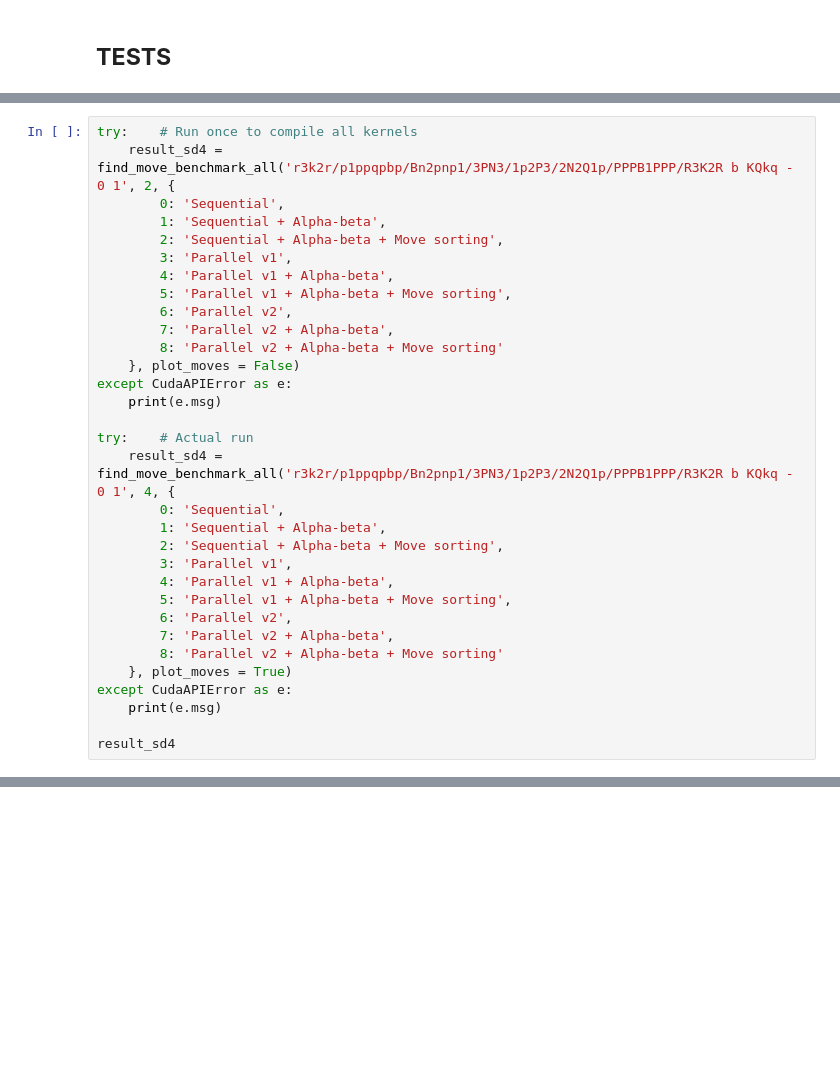
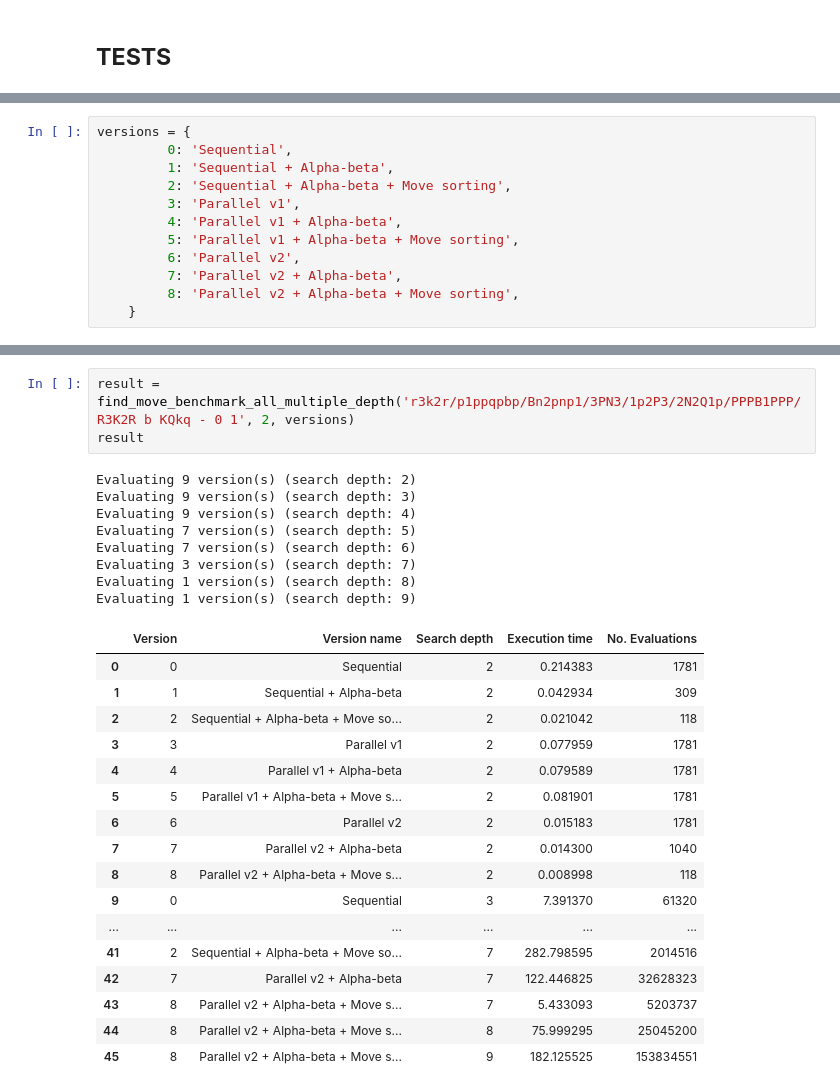
Before and after one commit to vv-hieu/ParallelChessEngine, a Jupyter notebook: ChessEngineTest.ipynb, the cells around one changed output, grey strips where cells are left out. Cells and saved outputs as stored; diff of their text form; blank space fills up the shorter version.

```diff
--- a/ChessEngineTest.ipynb
+++ b/ChessEngineTest.ipynb
@@ -61,32 +81,12 @@ def find_move_benchmark_all(fen: str, search_depth: int, versions: dict[int, str
 # %%
-try:    # Run once to compile all kernels
-    result_sd4 = find_move_benchmark_all('r3k2r/p1ppqpbp/Bn2pnp1/3PN3/1p2P3/2N2Q1p/PPPB1PPP/R3K2R b KQkq - 0 1', 2, {
-        0: 'Sequential',
-        1: 'Sequential + Alpha-beta',
-        2: 'Sequential + Alpha-beta + Move sorting',
-        3: 'Parallel v1',
-        4: 'Parallel v1 + Alpha-beta',
-        5: 'Parallel v1 + Alpha-beta + Move sorting',
-        6: 'Parallel v2',
-        7: 'Parallel v2 + Alpha-beta',
-        8: 'Parallel v2 + Alpha-beta + Move sorting'
-    }, plot_moves = False)
-except CudaAPIError as e:
-    print(e.msg)
-
-try:    # Actual run
-    result_sd4 = find_move_benchmark_all('r3k2r/p1ppqpbp/Bn2pnp1/3PN3/1p2P3/2N2Q1p/PPPB1PPP/R3K2R b KQkq - 0 1', 4, {
-        0: 'Sequential',
-        1: 'Sequential + Alpha-beta',
-        2: 'Sequential + Alpha-beta + Move sorting',
-        3: 'Parallel v1',
-        4: 'Parallel v1 + Alpha-beta',
-        5: 'Parallel v1 + Alpha-beta + Move sorting',
-        6: 'Parallel v2',
-        7: 'Parallel v2 + Alpha-beta',
-        8: 'Parallel v2 + Alpha-beta + Move sorting'
-    }, plot_moves = True)
-except CudaAPIError as e:
-    print(e.msg)
-
-result_sd4
+versions = {
+         0: 'Sequential',
+         1: 'Sequential + Alpha-beta',
+         2: 'Sequential + Alpha-beta + Move sorting',
+         3: 'Parallel v1',
+         4: 'Parallel v1 + Alpha-beta',
+         5: 'Parallel v1 + Alpha-beta + Move sorting',
+         6: 'Parallel v2',
+         7: 'Parallel v2 + Alpha-beta',
+         8: 'Parallel v2 + Alpha-beta + Move sorting',
+    }
@@ -104,0 +93,29 @@ result_sd4
+# %%
+result = find_move_benchmark_all_multiple_depth('r3k2r/p1ppqpbp/Bn2pnp1/3PN3/1p2P3/2N2Q1p/PPPB1PPP/R3K2R b KQkq - 0 1', 2, versions)
+result
+# %% [output]
+Evaluating 9 version(s) (search depth: 2)
+Evaluating 9 version(s) (search depth: 3)
+Evaluating 9 version(s) (search depth: 4)
+Evaluating 7 version(s) (search depth: 5)
+Evaluating 7 version(s) (search depth: 6)
+Evaluating 3 version(s) (search depth: 7)
+Evaluating 1 version(s) (search depth: 8)
+Evaluating 1 version(s) (search depth: 9)
+|  | Version | Version name | Search depth | Execution time | No. Evaluations |
+| 0 | 0 | Sequential | 2 | 0.214383 | 1781 |
+| 1 | 1 | Sequential + Alpha-beta | 2 | 0.042934 | 309 |
+| 2 | 2 | Sequential + Alpha-beta + Move so... | 2 | 0.021042 | 118 |
+| 3 | 3 | Parallel v1 | 2 | 0.077959 | 1781 |
+| 4 | 4 | Parallel v1 + Alpha-beta | 2 | 0.079589 | 1781 |
+| 5 | 5 | Parallel v1 + Alpha-beta + Move s... | 2 | 0.081901 | 1781 |
+| 6 | 6 | Parallel v2 | 2 | 0.015183 | 1781 |
+| 7 | 7 | Parallel v2 + Alpha-beta | 2 | 0.014300 | 1040 |
+| 8 | 8 | Parallel v2 + Alpha-beta + Move s... | 2 | 0.008998 | 118 |
+| 9 | 0 | Sequential | 3 | 7.391370 | 61320 |
+| ... | ... | ... | ... | ... | ... |
+| 41 | 2 | Sequential + Alpha-beta + Move so... | 7 | 282.798595 | 2014516 |
+| 42 | 7 | Parallel v2 + Alpha-beta | 7 | 122.446825 | 32628323 |
+| 43 | 8 | Parallel v2 + Alpha-beta + Move s... | 7 | 5.433093 | 5203737 |
+| 44 | 8 | Parallel v2 + Alpha-beta + Move s... | 8 | 75.999295 | 25045200 |
+| 45 | 8 | Parallel v2 + Alpha-beta + Move s... | 9 | 182.125525 | 153834551 |
```
Also changed, not shown: parts of 4 cells of this notebook, 1 other file.
